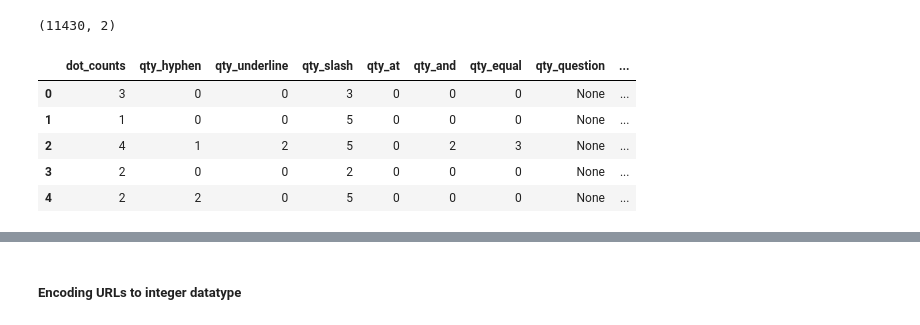
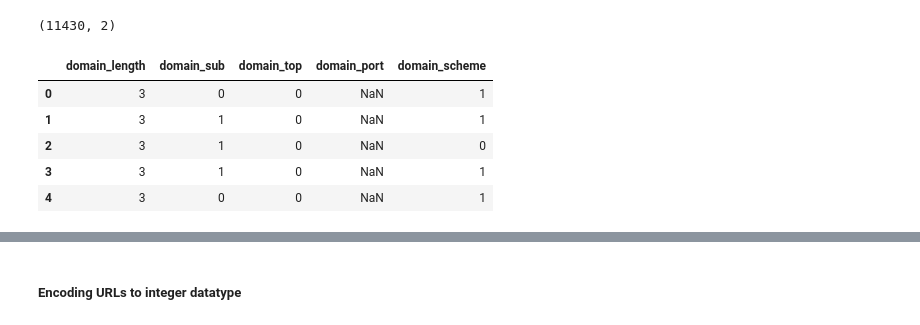
Before and after one commit to devsec-ansh/Phishing-Scam-Detection-Using-Ensemble-Machine-Learning-and-NLP, a Jupyter notebook: Phishing Detection using ML.ipynb, the cells around one changed output, grey strips where cells are left out. Drawn from its saved outputs; the diff is of its cells as text; code cells hidden in the pictures.

```diff
--- a/Phishing Detection using ML.ipynb
+++ b/Phishing Detection using ML.ipynb
@@ -22,7 +22,7 @@ warnings.filterwarnings("ignore")
 # Dataset from kaggle (https://www.kaggle.com/shashwatwork/web-page-phishing-detection-dataset)
 # 50% - 50% : legitimate URLs - Malicious URLs
 
-df = pd.read_csv("dataset_phishing.csv")
+df = pd.read_csv(r'C:\Users\Acer\Desktop\Major Project\Machine Learning Models\Dataset\dataset_phishing.csv')
 df.shape
 # %% [output]
 (11430, 89)
@@ -149,45 +247,36 @@ def url_subdomain(url): # 13.extracting subdomain
 # %%
-def featureExtraction(url,label):
-    features = []
+def domainFeatureExtraction(url,label):
+    domain_features = []
 
-    features.append(count_dots(url)) #1
-    features.append(count_hyphen(url)) #2
-    features.append(count_underline(url)) #3
-    features.append(count_slash(url)) #4
-    features.append(count_at(url)) #5
-    features.append(count_and(url)) #6
-    features.append(count_equal(url)) #7
-    features.append(count_question(url)) #8
-    features.append(count_digits(url)) #9
-    features.append(count_plus(url)) #10
-    features.append(count_length(url)) #11
-    features.append(url_scheme(url)) #12
-    features.append(url_subdomain(url)) #13
+    #Domain Features
+    domain_features.append(domain_length(url)) #1
+    domain_features.append(domain_subdomain(url)) #2
+    domain_features.append(domain_top(url)) #3
+    domain_features.append(domain_port(url)) #4
+    domain_features.append(domain_scheme(url)) #9
 
-    return features
+    return domain_features
 # %%
 df.shape
 # %% [output]
 (11430, 2)
 # %%
-selected_features = []
+featuresDomain = []
 label = 0
 
 for i in range(0, 11430):
     url_value = df['url'][i]
-    selected_features.append(featureExtraction(url_value,label))
+    featuresDomain.append(domainFeatureExtraction(url_value,label))
 
-new_labels = ['dot_counts', 'qty_hyphen', 'qty_underline', 'qty_slash', 'qty_at','qty_and',
-                      'qty_equal', 'qty_question', 'qty_digits', 'qty_plus', 'length',
-                      'scheme', 'subdomain']
+domain_labels = ['domain_length', 'domain_sub', 'domain_top', 'domain_port', 'domain_scheme']
 
-features_df = pd.DataFrame(selected_features, columns=new_labels)
-features_df.head()
+domain_df = pd.DataFrame(featuresDomain, columns=domain_labels)
+domain_df.head()
 # %% [output]
-|  | dot_counts | qty_hyphen | qty_underline | qty_slash | qty_at | qty_and | qty_equal | qty_question | ... |
-| 0 | 3 | 0 | 0 | 3 | 0 | 0 | 0 | None | ... |
-| 1 | 1 | 0 | 0 | 5 | 0 | 0 | 0 | None | ... |
-| 2 | 4 | 1 | 2 | 5 | 0 | 2 | 3 | None | ... |
-| 3 | 2 | 0 | 0 | 2 | 0 | 0 | 0 | None | ... |
-| 4 | 2 | 2 | 0 | 5 | 0 | 0 | 0 | None | ... |
+|  | domain_length | domain_sub | domain_top | domain_port | domain_scheme |
+| 0 | 3 | 0 | 0 | NaN | 1 |
+| 1 | 3 | 1 | 0 | NaN | 1 |
+| 2 | 3 | 1 | 0 | NaN | 0 |
+| 3 | 3 | 1 | 0 | NaN | 1 |
+| 4 | 3 | 0 | 0 | NaN | 1 |
 # %%
```
Also changed, not shown: parts of 31 cells of this notebook, 1 other file.
